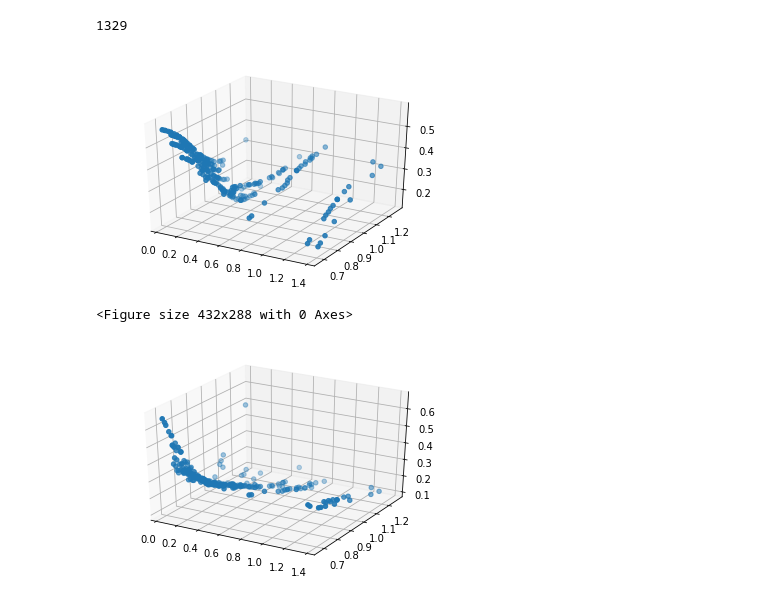
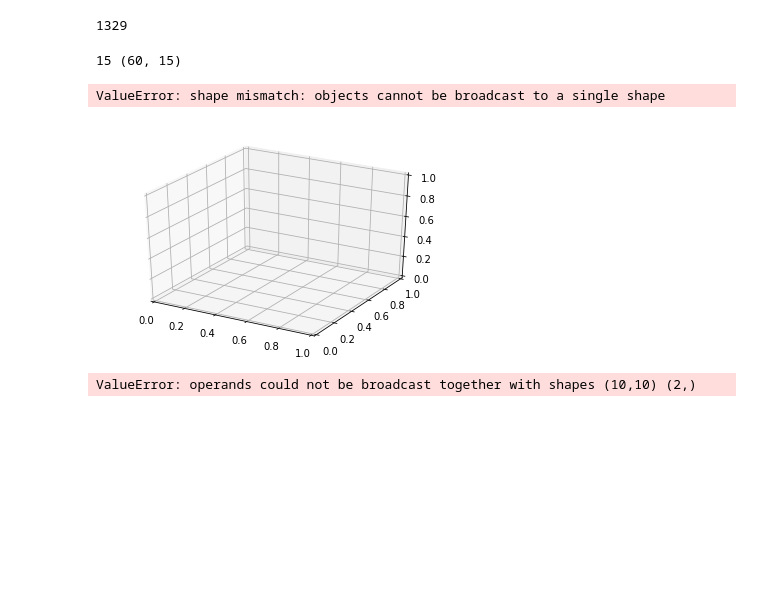
Before and after one commit to bhcho94/homework, a Jupyter notebook: FE539/rbf.ipynb, the cells around one changed output. Cells and saved outputs as stored; diff of their text form; code cells hidden in the pictures; blank space fills up the shorter version.

```diff
--- a/FE539/rbf.ipynb
+++ b/FE539/rbf.ipynb
@@ -29,6 +29,10 @@ T = (data['days']).values
 K = (data['strike']).values
 V = data['IV'].values
 P = data['price'].values
+Ta = np.array(T)
+Ka = np.array(K)
+Va = np.array(V)
+
 len(data)
 # %% [output]
 1329
@@ -54,11 +58,16 @@ def kmeans(x, n):
     return clusters, stds
 # %%
 class RBFNet(object):
-    def __init__(self, k = 5, lr = 0.05, epochs = 100, rbf = rbf_thinplate):
+    def __init__(self, k = 5, lr = 0.05, epochs = 100, rbf = 'gaussian'):
         self.k = k
         self.lr = lr
         self.epochs = epochs
-        self.rbf = rbf
+        if rbf == 'multiquadratic':
+            self.rbf = rbf_multiquadratic
+        if rbf == 'gaussian':
+            self.rbf = rbf_gaussian
+        if rbf == 'thinplate':
+            self.rbf = rbf_thinplate
 
         self.w = np.random.randn(k)
         self.b = np.random.randn(1)
@@ -80,28 +89,41 @@ class RBFNet(object):
             y_values.append(a.T.dot(self.w) + self.b)
         return np.array(y_values)
 # %%
-idx = np.random.randint(len(T), size=300)
+idx = np.random.randint(len(T), size=100)
 K1 = Ka[idx]
 T1 = Ta[idx]
 V1 = Va[idx]
 y = Va
 Xt = np.array([Ta, Ka]).T
-rbfn = RBFNet(k = 8)
+rbfn = RBFNet(k = 20, rbf = 'multiquadratic')
 rbfn.fit(Xt, Va)
-XX = np.array([T1, K1]).T
+XX = np.array([Ta, Ka]).T
 y_pred = rbfn.predict(XX)
 
 fig = plt.figure()
 ax = plt.axes(projection='3d')
-ax.scatter(T1, K1, y_pred)
+ax.scatter(Ta, Ka, y_pred)
 plt.show()
 plt.clf()
-
+#cmap=cm.coolwarm
 fig = plt.figure()
 ax = plt.axes(projection='3d')
-ax.scatter(T1, K1, V1)
+ax.scatter(Ta, Ka, Va)
 plt.show()
 # %% [output]
+15 (60, 15)
+ValueError: shape mismatch: objects cannot be broadcast to a single shape
-[figure, old version]
+[figure, new version]
-<Figure size 432x288 with 0 Axes>
-[figure, removed]
+# %%
+T2 = np.linspace(0.1, 1.5, 10)
+K2 = np.linspace(0.7, 1.3, 10)
+T2, K2 = np.meshgrid(T2, K2)
+V2 = np.array([rbfn.predict(np.array([T2, K2])) for t, k in zip(np.ravel(T2), np.ravel(K2))])
+fig = plt.figure()
+ax = plt.axes(projection='3d')
+ax.plot_surface(T2, K2, V2)
+
+
+#cmap=cm.coolwarm
+# %% [output]
+ValueError: operands could not be broadcast together with shapes (10,10) (2,)
```
